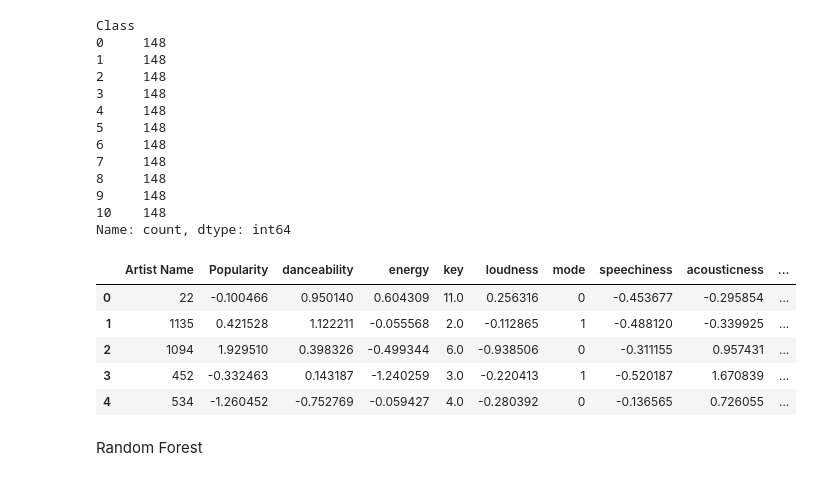
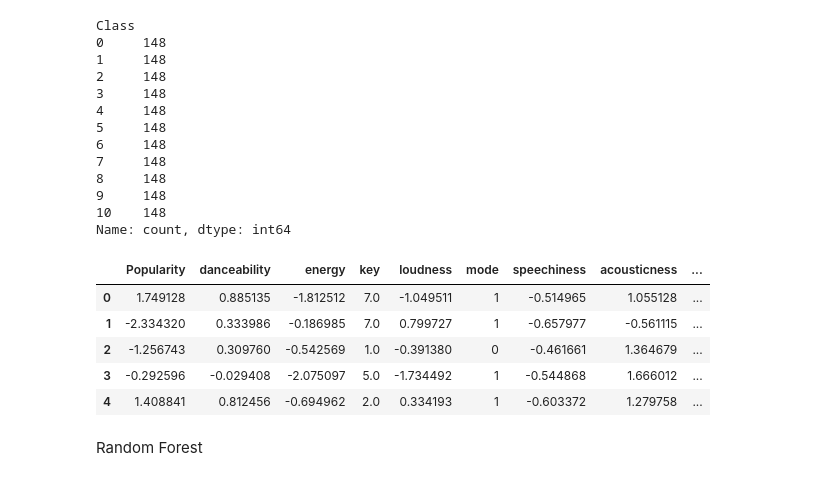
Before and after one commit to gaanno/proyecto-ml, a Jupyter notebook: proyecto.ipynb, the cells around one changed output. Drawn from its saved outputs; the diff is of its cells as text; code cells hidden in the pictures.

```diff
--- a/proyecto.ipynb
+++ b/proyecto.ipynb
@@ -93,6 +93,6 @@ df
 11813 rows × 17 columns
 # %%
 # Eliminar las columnas 'Artist Name' y 'Track Name'
-df = df.drop(['Track Name'], axis=1)
+df = df.drop(['Track Name','Artist Name'], axis=1)
 df
 # %% [output]
@@ -163,21 +163,20 @@ Name: count, dtype: int64
 # %%
 # Estandarización de los datos
 le = LabelEncoder()
-df['Artist Name'] = le.fit_transform(df['Artist Name'])
-valores_numericos = df.columns.drop(['key', 'mode', 'time_signature', 'Class','Artist Name'])
+valores_numericos = df.columns.drop(['key', 'mode', 'time_signature', 'Class'])
 
 scaler = StandardScaler()
 
 df[valores_numericos] = scaler.fit_transform(df[valores_numericos])
 
 df.head()
 # %% [output]
-|  | Artist Name | Popularity | danceability | energy | key | loudness | mode | speechiness | acousticness | ... |
-| 0 | 22 | -0.100466 | 0.950140 | 0.604309 | 11.0 | 0.256316 | 0 | -0.453677 | -0.295854 | ... |
-| 1 | 1135 | 0.421528 | 1.122211 | -0.055568 | 2.0 | -0.112865 | 1 | -0.488120 | -0.339925 | ... |
-| 2 | 1094 | 1.929510 | 0.398326 | -0.499344 | 6.0 | -0.938506 | 0 | -0.311155 | 0.957431 | ... |
-| 3 | 452 | -0.332463 | 0.143187 | -1.240259 | 3.0 | -0.220413 | 1 | -0.520187 | 1.670839 | ... |
-| 4 | 534 | -1.260452 | -0.752769 | -0.059427 | 4.0 | -0.280392 | 0 | -0.136565 | 0.726055 | ... |
+|  | Popularity | danceability | energy | key | loudness | mode | speechiness | acousticness | ... |
+| 0 | 1.749128 | 0.885135 | -1.812512 | 7.0 | -1.049511 | 1 | -0.514965 | 1.055128 | ... |
+| 1 | -2.334320 | 0.333986 | -0.186985 | 7.0 | 0.799727 | 1 | -0.657977 | -0.561115 | ... |
+| 2 | -1.256743 | 0.309760 | -0.542569 | 1.0 | -0.391380 | 0 | -0.461661 | 1.364679 | ... |
+| 3 | -0.292596 | -0.029408 | -2.075097 | 5.0 | -1.734492 | 1 | -0.544868 | 1.666012 | ... |
+| 4 | 1.408841 | 0.812456 | -0.694962 | 2.0 | 0.334193 | 1 | -0.603372 | 1.279758 | ... |
 # %% [markdown]
 Random Forest
 # %%
```
Also changed, not shown: parts of 28 cells of this notebook, 1 other file.
